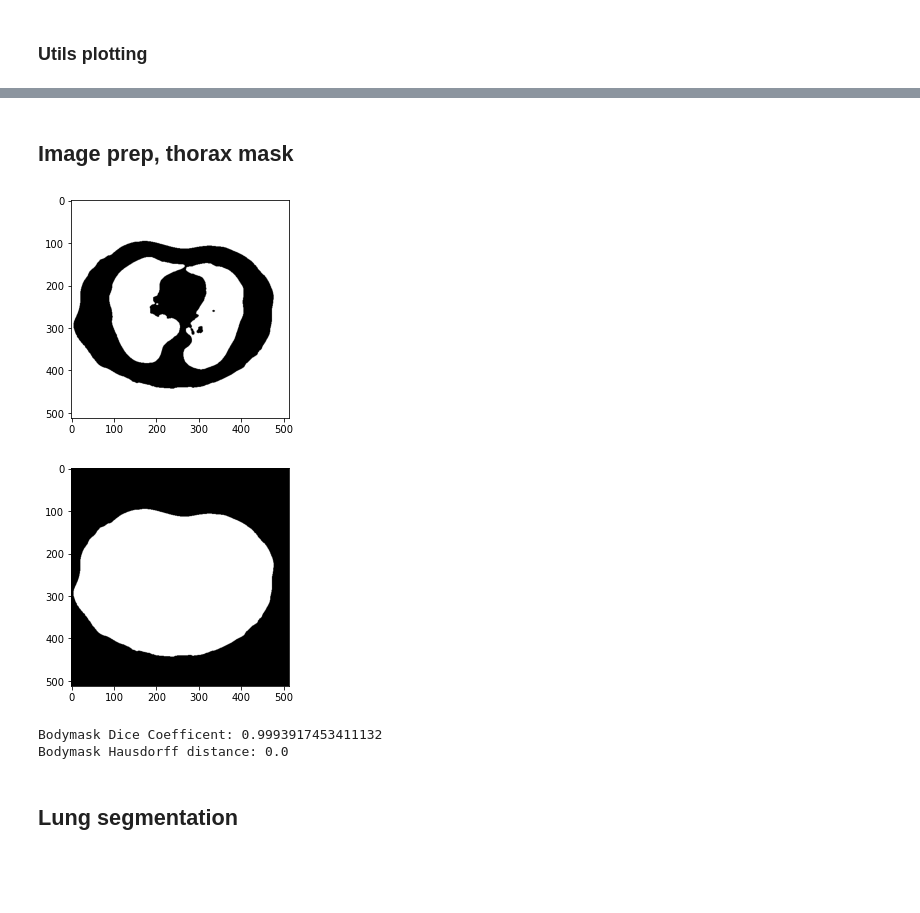
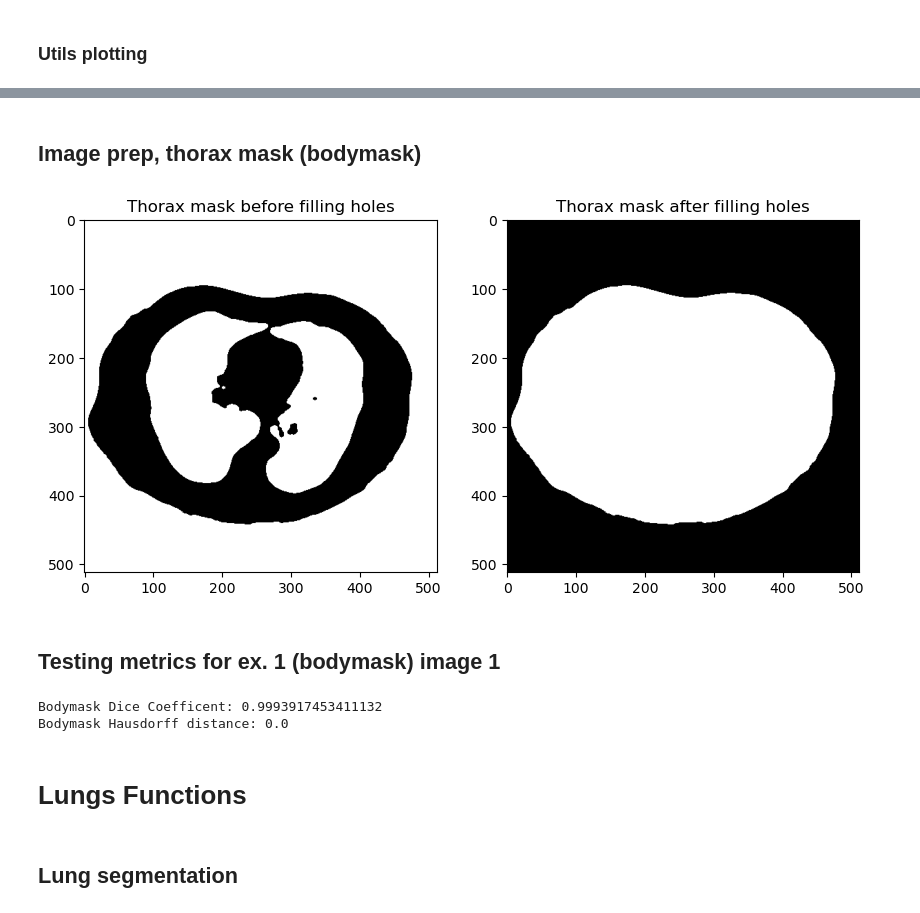
Before and after one commit to stabor705/opencv-and-ai-agh-2024, a Jupyter notebook: lab-1/Lab1/Project1.ipynb, the cells around one changed output, grey strips where cells are left out. Saved outputs shown, nothing was run; the diff lists cells and outputs as text; code cells hidden in the pictures; blank space fills up the shorter version.

```diff
--- a/lab-1/Lab1/Project1.ipynb
+++ b/lab-1/Lab1/Project1.ipynb
@@ -102,36 +103,39 @@ def compare_lungs(left_lungs, ref_left_lungs, right_lungs, ref_right_lungs, sele
 # %% [markdown]
-## Image prep, thorax mask
+## Image prep, thorax mask (bodymask)
 # %%
 def prepare_thorax_mask(nib_img, threshold=-191):
     # Thresholding
     nib_img = cv2.medianBlur(nib_img.astype(np.float32), 3)
     _, mask = cv2.threshold(nib_img, threshold, 1, cv2.THRESH_BINARY_INV)
     kernel = cv2.getStructuringElement(cv2.MORPH_ELLIPSE, (5, 5))
     mask = cv2.morphologyEx(mask, cv2.MORPH_CLOSE, kernel)
     mask = cv2.morphologyEx(mask, cv2.MORPH_OPEN, kernel)
-    plt.imshow(mask[:, :, 80], cmap='gray')
-    plt.show()
+    fig, axes = plt.subplots(nrows=1, ncols=2, figsize=(10, 5))
+    axes[0].imshow(mask[:, :, 80], cmap='gray')
+    axes[0].set_title('Thorax mask before filling holes')
     mask = measure.label(mask, connectivity=1)
     props = measure.regionprops(mask)
     for sl in range(mask.shape[2]):
         max_area = 0
         max_area_idx = 0
         for idx, prop in enumerate(props):
             if prop.area > max_area:
                 max_area = prop.area
                 max_area_idx = idx
         mask[mask != max_area_idx + 1] = 0
         mask[mask == max_area_idx + 1] = 1
     # inverting the mask
     mask = 1 - mask
-    plt.imshow(mask[:, :, 80], cmap='gray')
+    axes[1].imshow(mask[:, :, 80], cmap='gray')
+    axes[1].set_title('Thorax mask after filling holes')
     plt.show()
     return mask.astype(np.uint8)
-
+# Test the function on the first image
 mask_for_first_img = prepare_thorax_mask(read_nii('./Images/IMG_0001.nii.gz'))
 # %% [output]
-[figure, old version]
+[figure, new version]
-[figure, removed]
+# %% [markdown]
+## Testing metrics for ex. 1 (bodymask) image 1
 # %%
 bm_fname = './BodyMasks/BODYMASK_IMG_0001.nii.gz'
 bm = read_nii(bm_fname)
@@ -160,3 +147,5 @@ def segmentation_helper(lung_watershed, reference_lung, selected_lung=1):
+# %% [markdown]
+# Lungs Functions
 # %% [markdown]
 ## Lung segmentation
 # %%
```
Also changed, not shown: parts of 33 cells of this notebook.
